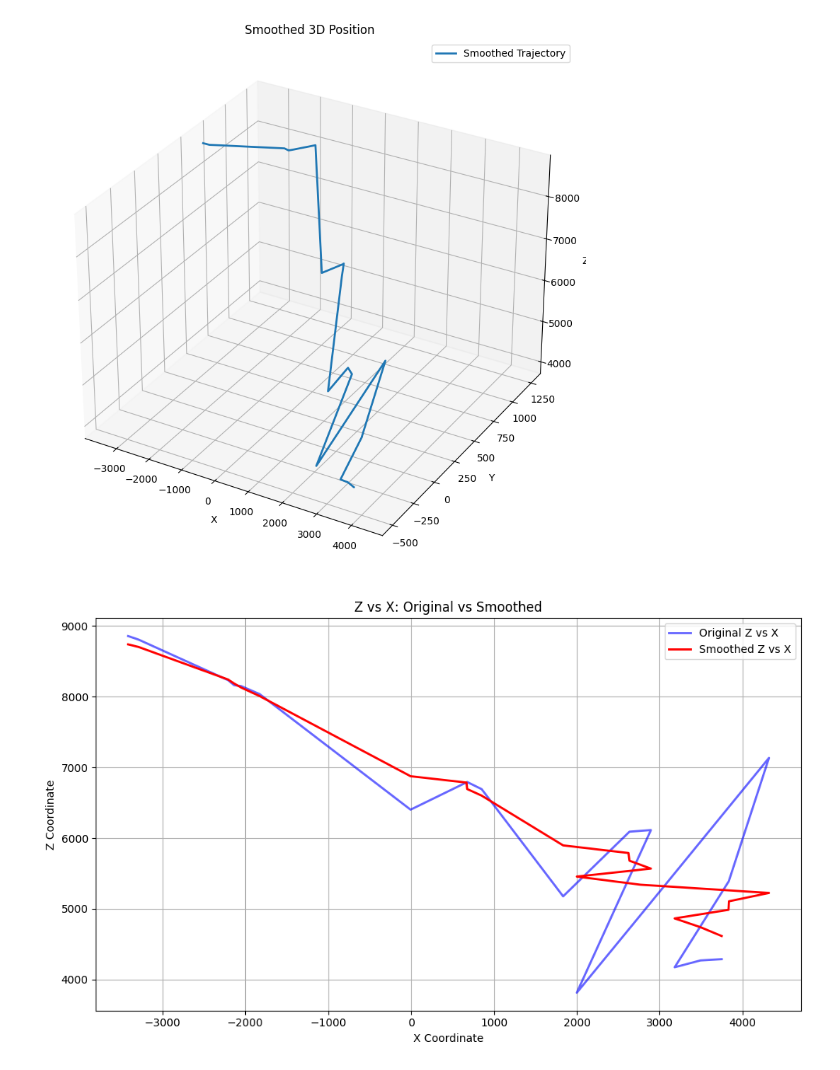
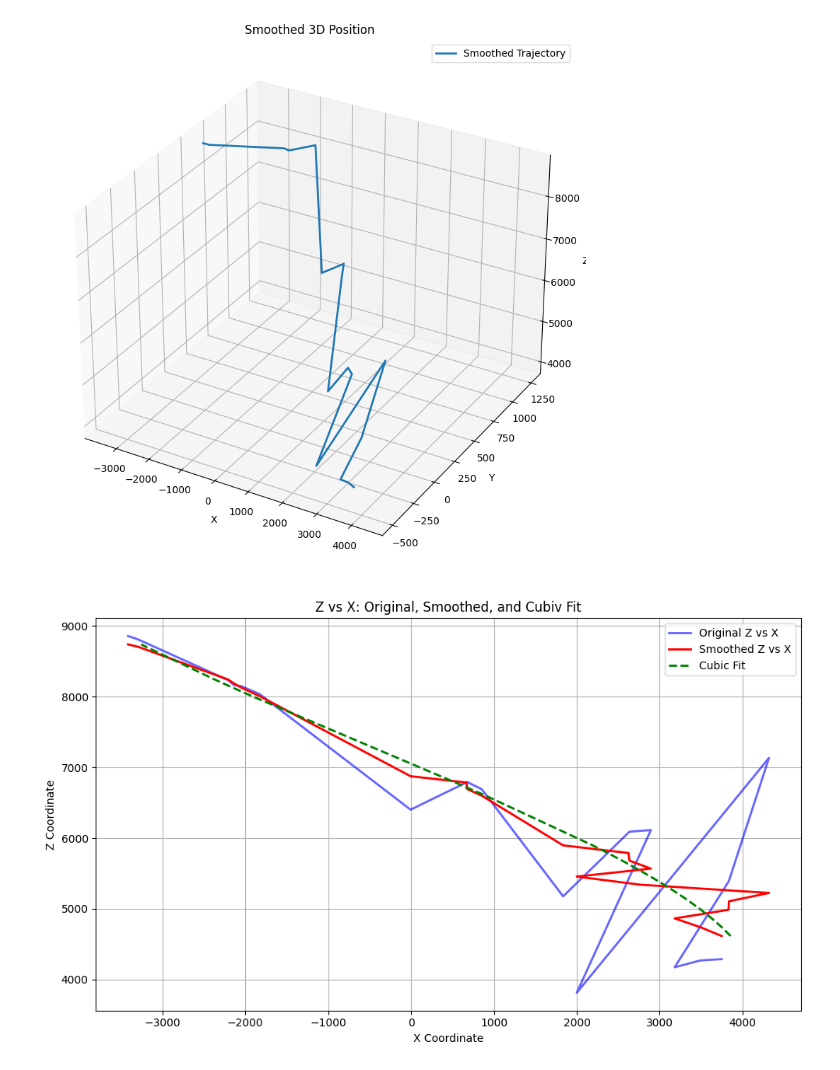
Before and after one commit to damianstone/cv-calibration-triangulation, a Jupyter notebook: notebooks/smooth_depth.ipynb, the cells around one changed output. Cells and saved outputs as stored; diff of their text form; code cells hidden in the pictures.

```diff
--- a/notebooks/smooth_depth.ipynb
+++ b/notebooks/smooth_depth.ipynb
@@ -153,24 +153,31 @@ plot_3d_trajectory(coords, title='Smoothed 3D Position')
 # %% [output]
 [figure]
 # %%
-def plot_z_vs_x(original_coords, smooth_coords, title='Z vs X'):
-    x_smooth, x_orig = smooth_coords[:, 0], original_coords[:, 0]
-    z_smooth, z_orig = smooth_coords[:, 2], original_coords[:, 2]
+original_coords = np.array([ast.literal_eval(p) for p in filtered_shot['position_3d_pixels']])
+smooth_coords = np.array(list(filtered_shot['position_3d_pixels_smooth']))
 
-    plt.figure(figsize=(10, 6))
-    plt.plot(x_orig, z_orig, label='Original Z vs X', color='blue', alpha=0.6, linewidth=2)
-    plt.plot(x_smooth, z_smooth, label='Smoothed Z vs X', color='red', linewidth=2)
+x_orig, z_orig = original_coords[:, 0], original_coords[:, 2]
+x_smooth, z_smooth = smooth_coords[:, 0], smooth_coords[:, 2]
 
-    plt.xlabel('X Coordinate')
-    plt.ylabel('Z Coordinate')
-    plt.title(title)
-    plt.grid(True)
-    plt.legend()
-    plt.tight_layout()
-    plt.show()
+coeffs = np.polyfit(z_smooth, x_smooth, deg=3)
+poly = np.poly1d(coeffs)
 
-# Usage:
-smooth_coords = np.array(list(filtered_shot['position_3d_pixels_smooth']))
-plot_z_vs_x(coords, smooth_coords, title='Z vs X: Original vs Smoothed')
+
+x_fit = poly(z_smooth)
+filtered_shot['x_smooth'] = x_fit
+
+# Plot
+plt.figure(figsize=(10, 6))
+plt.plot(x_orig, z_orig, label='Original Z vs X', color='blue', alpha=0.6, linewidth=2)
+plt.plot(x_smooth, z_smooth, label='Smoothed Z vs X', color='red', linewidth=2)
+plt.plot(x_fit,z_smooth, label='Cubic Fit', color='green', linestyle='--', linewidth=2)
+
+plt.xlabel('X Coordinate')
+plt.ylabel('Z Coordinate')
+plt.title('Z vs X: Original, Smoothed, and Cubiv Fit')
+plt.grid(True)
+plt.legend()
+plt.tight_layout()
+plt.show()
 # %% [output]
-[figure, old version]
+[figure, new version]
```
Also changed, not shown: parts of 2 cells of this notebook, 1 other file.
